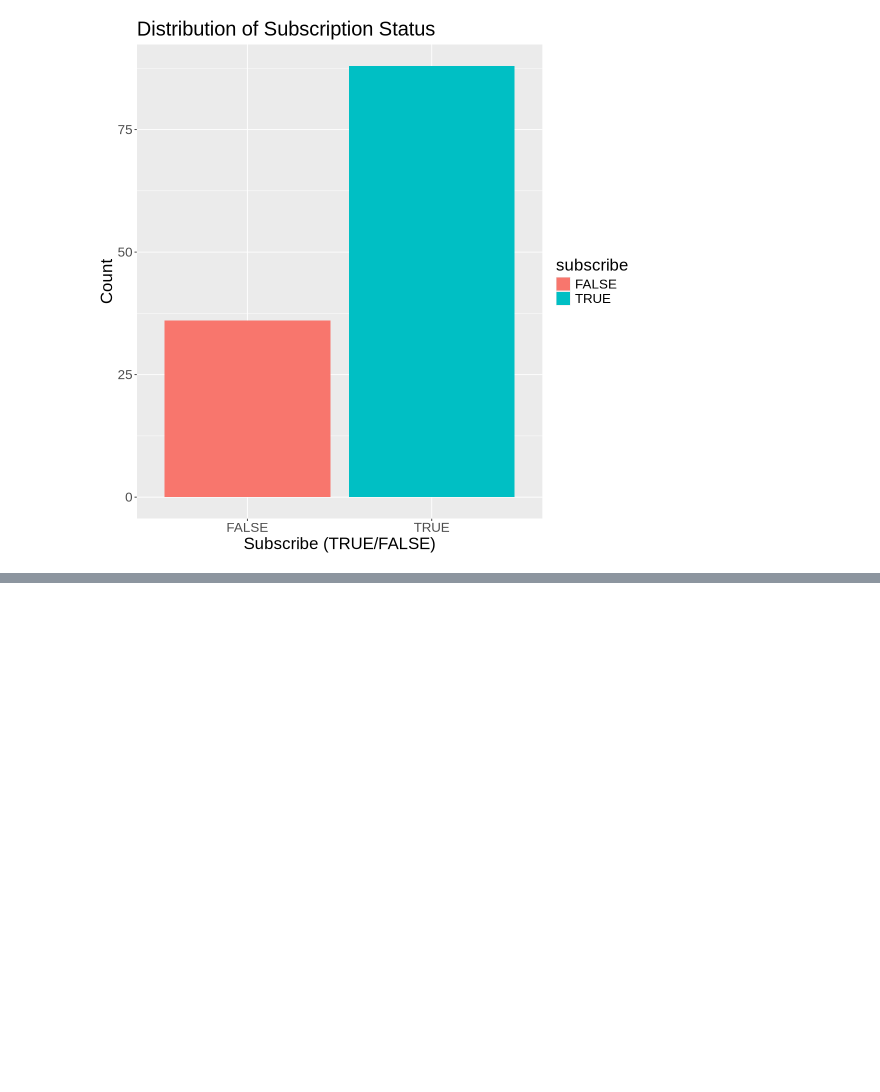
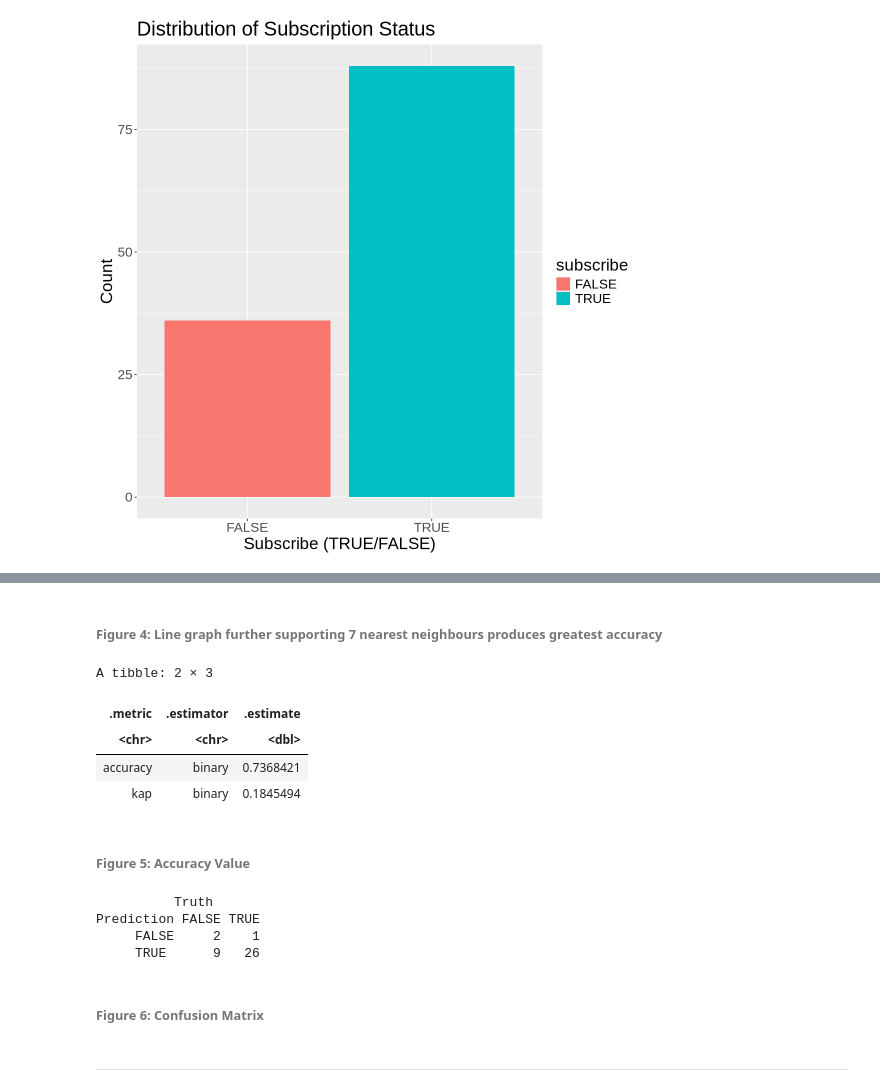
Before and after one commit to lycma06/lyc--new-project, a Jupyter notebook: minecraft.ipynb, the cells around one changed output, grey strips where cells are left out. Drawn from its saved outputs; the diff is of its cells as text; code cells hidden in the pictures; blank space fills up the shorter version.

```diff
--- a/minecraft.ipynb
+++ b/minecraft.ipynb
@@ -312,0 +313,11 @@ The bar graph is used to create an organized visualization to compare the amount
+# %%
+### splitting to use training and testing data
+set.seed(123)
+split <- initial_split(final, prop = 0.70, strata = subscribe)
+train <- training(split)
+test <- testing(split)
+# %%
+# added predictors as analyzed above and scaled to ensure balance
+knn_recipe <- recipe(subscribe ~   played_hours  + gender + Age , data = train) |>
+ step_center(all_predictors()) |>
+  step_scale(all_predictors())
@@ -312,0 +379,40 @@ The bar graph is used to create an organized visualization to compare the amount
+# %% [markdown]
+###### Figure 4: Line graph further supporting 7 nearest neighbours produces greatest accuracy
+# %%
+
+knn_spec_best <- nearest_neighbor(weight_func= "rectangular" , neighbors = 7) |>  # ← replace with your best k
+  set_mode("classification") |>
+  set_engine("kknn")
+
+knn_workflow_best <- workflow() |>
+  add_recipe(knn_recipe) |>
+  add_model(knn_spec_best) |> fit(data=train)
+
+final_predictions <- predict(knn_workflow_best, test)|> bind_cols( test)
+
+
+fruit_prediction_accuracy <- final_predictions|>
+     metrics(truth = subscribe, estimate = .pred_class	)
+fruit_prediction_accuracy
+# %% [output]
+A tibble: 2 × 3
+| .metric | .estimator | .estimate |
+| <chr> | <chr> | <dbl> |
+| accuracy | binary | 0.7368421 |
+| kap | binary | 0.1845494 |
+# %% [markdown]
+###### Figure 5: Accuracy Value
+# %%
+
+fruit_mat <- final_predictions |>
+  conf_mat(truth = subscribe, estimate = .pred_class	)
+fruit_mat
+# %% [output]
+          Truth
+Prediction FALSE TRUE
+     FALSE     2    1
+     TRUE      9   26
+# %% [markdown]
+###### Figure 6: Confusion Matrix
+# %% [markdown]
+------------------------------------
```
Also changed, not shown: parts of 13 cells of this notebook.
